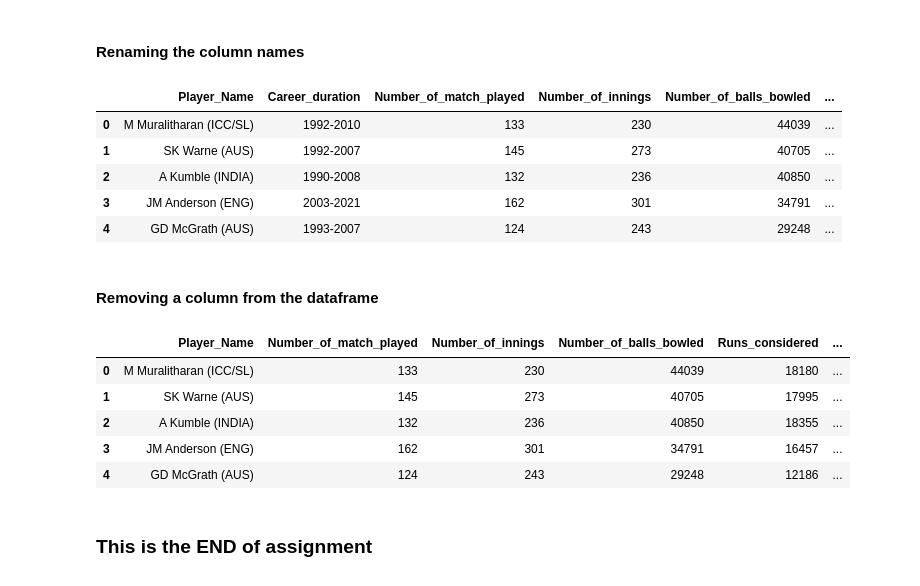
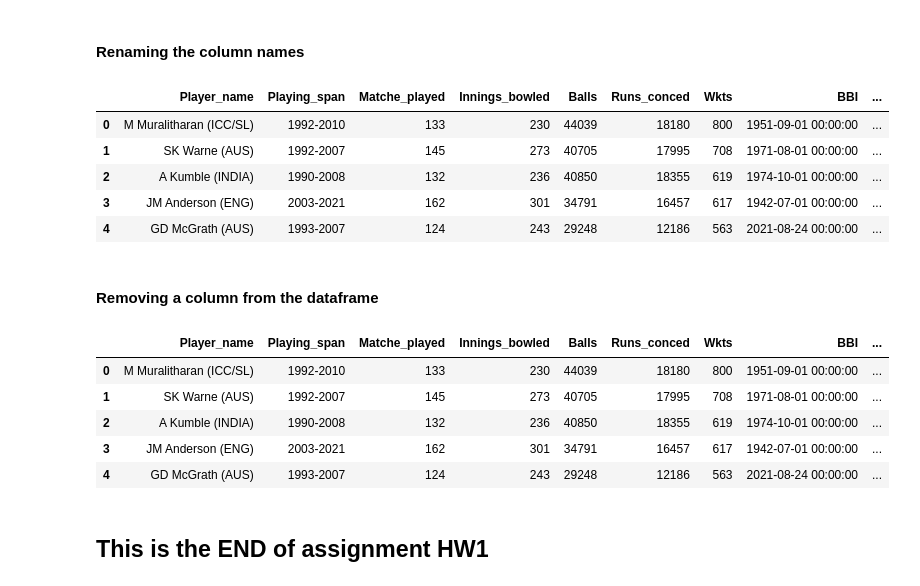
Before and after one commit to tipubari2013/bowlers_analysis_test_cricket, a Jupyter notebook: bowlers_analysis_test_cricket.ipynb, the cells around one changed output. Saved outputs shown, nothing was run; the diff lists cells and outputs as text; code cells hidden in the pictures.

```diff
--- a/bowlers_analysis_test_cricket.ipynb
+++ b/bowlers_analysis_test_cricket.ipynb
@@ -126,39 +153,36 @@ print(df.isnull())
 # %% [markdown]
 #### Renaming the column names
 # %%
-df = df.rename(columns = {'Player':'Player_Name',
-                          'Span':'Career_duration',
-                          'Mat':'Number_of_match_played',
-                          'Inns':'Number_of_innings',
-                          'Balls':'Number_of_balls_bowled',
-                          'Runs':'Runs_considered',
-                          'Wkts':'Total_wickets_taken',
-                          'BBI':'Best_Bowling_in_Innings',
-                          'BBM':'Best_Bowling_in_Match',
-                          'Ave':'Average_runs_per_wicket',
-                          'Econ':'Average_runs_conceded_per_over',
-                          'SR':'Strike_rate',
-                          5:'Number_of_times_5_wickets_taken',
-                          10:'Number_of_times_10_wickets_taken'})
+df = df.rename(columns = {'Player':'Player_name',
+                        'Span':'Playing_span',
+                        'Mat': 'Matche_played',
+                        'Inns' : 'Innings_bowled',
+                        'Runs' : 'Runs_conced',
+                        'Ave' : 'Bowling_average',
+                        'Econ' : 'Economy_rate',
+                        'SR' : 'Bowling_strike_rate',
+                        'Ave': 'Average',
+                         5 : 'Five_wickets',
+                         10 : 'Ten_wickets'})
 display(df.head())
 # %% [output]
-|  | Player_Name | Career_duration | Number_of_match_played | Number_of_innings | Number_of_balls_bowled | ... |
-| 0 | M Muralitharan (ICC/SL) | 1992-2010 | 133 | 230 | 44039 | ... |
-| 1 | SK Warne (AUS) | 1992-2007 | 145 | 273 | 40705 | ... |
-| 2 | A Kumble (INDIA) | 1990-2008 | 132 | 236 | 40850 | ... |
-| 3 | JM Anderson (ENG) | 2003-2021 | 162 | 301 | 34791 | ... |
-| 4 | GD McGrath (AUS) | 1993-2007 | 124 | 243 | 29248 | ... |
+|  | Player_name | Playing_span | Matche_played | Innings_bowled | Balls | Runs_conced | Wkts | BBI | ... |
+| 0 | M Muralitharan (ICC/SL) | 1992-2010 | 133 | 230 | 44039 | 18180 | 800 | 1951-09-01 00:00:00 | ... |
+| 1 | SK Warne (AUS) | 1992-2007 | 145 | 273 | 40705 | 17995 | 708 | 1971-08-01 00:00:00 | ... |
+| 2 | A Kumble (INDIA) | 1990-2008 | 132 | 236 | 40850 | 18355 | 619 | 1974-10-01 00:00:00 | ... |
+| 3 | JM Anderson (ENG) | 2003-2021 | 162 | 301 | 34791 | 16457 | 617 | 1942-07-01 00:00:00 | ... |
+| 4 | GD McGrath (AUS) | 1993-2007 | 124 | 243 | 29248 | 12186 | 563 | 2021-08-24 00:00:00 | ... |
 # %% [markdown]
 #### Removing a column from the dataframe
 # %%
-df.drop('Career_duration', axis=1, inplace=True)
+df.drop('Ten_wickets', axis=1, inplace=True)
 display(df.head())
 # %% [output]
-|  | Player_Name | Number_of_match_played | Number_of_innings | Number_of_balls_bowled | Runs_considered | ... |
-| 0 | M Muralitharan (ICC/SL) | 133 | 230 | 44039 | 18180 | ... |
-| 1 | SK Warne (AUS) | 145 | 273 | 40705 | 17995 | ... |
-| 2 | A Kumble (INDIA) | 132 | 236 | 40850 | 18355 | ... |
-| 3 | JM Anderson (ENG) | 162 | 301 | 34791 | 16457 | ... |
-| 4 | GD McGrath (AUS) | 124 | 243 | 29248 | 12186 | ... |
+|  | Player_name | Playing_span | Matche_played | Innings_bowled | Balls | Runs_conced | Wkts | BBI | ... |
+| 0 | M Muralitharan (ICC/SL) | 1992-2010 | 133 | 230 | 44039 | 18180 | 800 | 1951-09-01 00:00:00 | ... |
+| 1 | SK Warne (AUS) | 1992-2007 | 145 | 273 | 40705 | 17995 | 708 | 1971-08-01 00:00:00 | ... |
+| 2 | A Kumble (INDIA) | 1990-2008 | 132 | 236 | 40850 | 18355 | 619 | 1974-10-01 00:00:00 | ... |
+| 3 | JM Anderson (ENG) | 2003-2021 | 162 | 301 | 34791 | 16457 | 617 | 1942-07-01 00:00:00 | ... |
+| 4 | GD McGrath (AUS) | 1993-2007 | 124 | 243 | 29248 | 12186 | 563 | 2021-08-24 00:00:00 | ... |
 # %% [markdown]
-### This is the END of assignment
+## This is the END of assignment HW1
```
Also changed, not shown: parts of 30 cells of this notebook.
